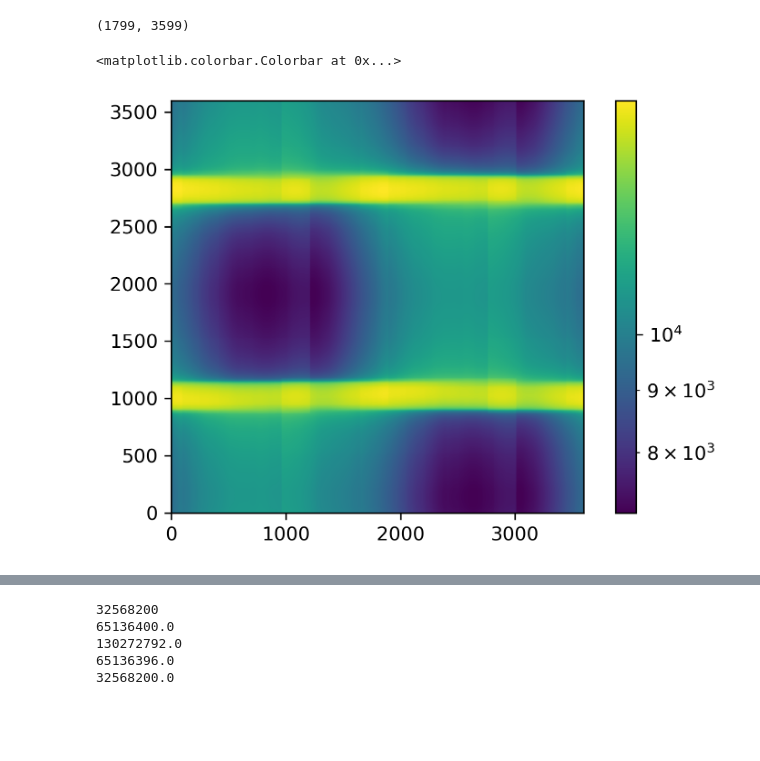
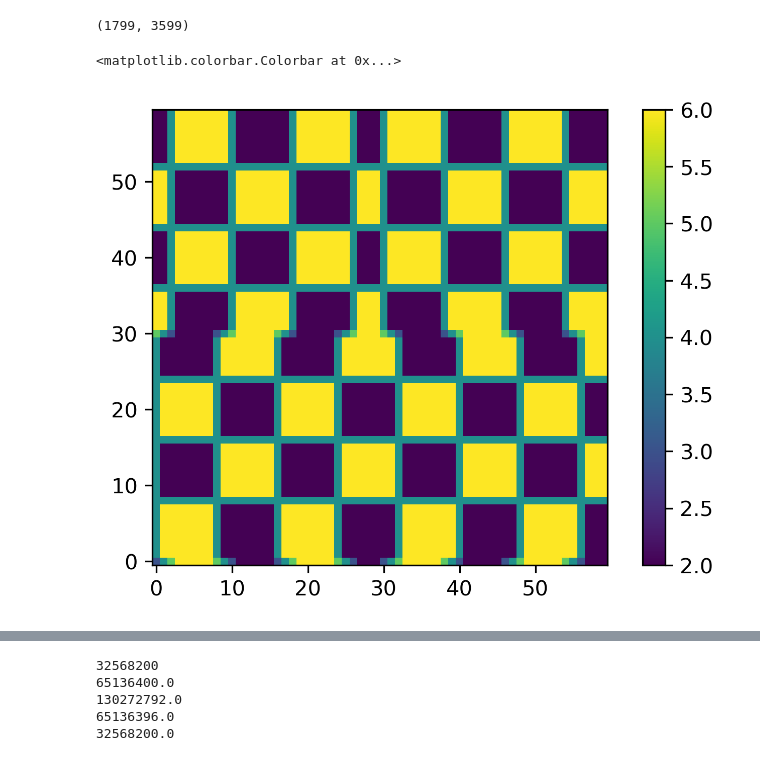
Before and after one commit to sparkofreason/fermi, a Jupyter notebook: fermi.ipynb, the cells around one changed output, grey strips where cells are left out. Saved outputs shown, nothing was run; the diff lists cells and outputs as text; code cells hidden in the pictures; blank space fills up the shorter version.

Commit message:
Thresholding

```diff
--- a/fermi.ipynb
+++ b/fermi.ipynb
@@ -180,14 +231,14 @@ def zero(n):
     return numpy.zeros((n,n), float)
 
 def checkers(n, p):
-    arr = zero(n)
+    arr = numpy.zeros((n, 2*n), float) + 2
     for row in range(n):
         rq, rr = divmod(row, p)
         row_mult = 1 if rq % 2 == 0 else -1
-        for col in range(n):
+        for col in range(2*n):
             cq, cr = divmod(col, p)
             col_mult = 1 if cq % 2 == 0 else -1
-            arr[row,col] = row_mult*col_mult
+            arr[row,col] += row_mult*col_mult
     return arr
 
 def delta(n, row, col):
@@ -200,10 +248,16 @@ a, hs, vs, ds = haar(count_data)
+# %%
+count_model = checkers(30, 8)
+count_data = numpy.vectorize(poisson.rvs)(count_model)
+a_model, hs_model, vs_model, ds_model = haar(count_model)
+# %%
+a, hs, vs, ds = haar_threshold(count_data, count_model, 0.01, 5)
 # %%
-foo = plt.imshow(a, origin='lower', cmap=plt.cm.viridis, norm=colors.LogNorm())
-#foo = plt.imshow(v, origin='lower', cmap=plt.cm.viridis)
+#foo = plt.imshow(p, origin='lower', cmap=plt.cm.viridis, norm=colors.LogNorm())
+foo = plt.imshow(a, origin='lower', cmap=plt.cm.viridis)
 plt.colorbar(foo)
 # %% [output]
 <matplotlib.colorbar.Colorbar at 0x...>
-[figure, old version]
+[figure, new version]
 # %%
 count_rec = inv_haar(a, hs, vs, ds)
 #foo = plt.imshow(count_data - count_rec, origin='lower', cmap=plt.cm.viridis, norm=colors.LogNorm())
```
Also changed, not shown: parts of 7 cells of this notebook.
